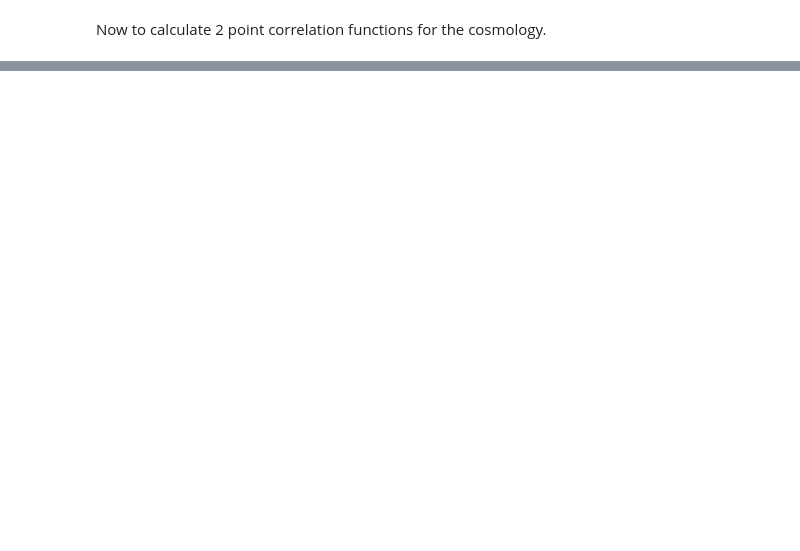
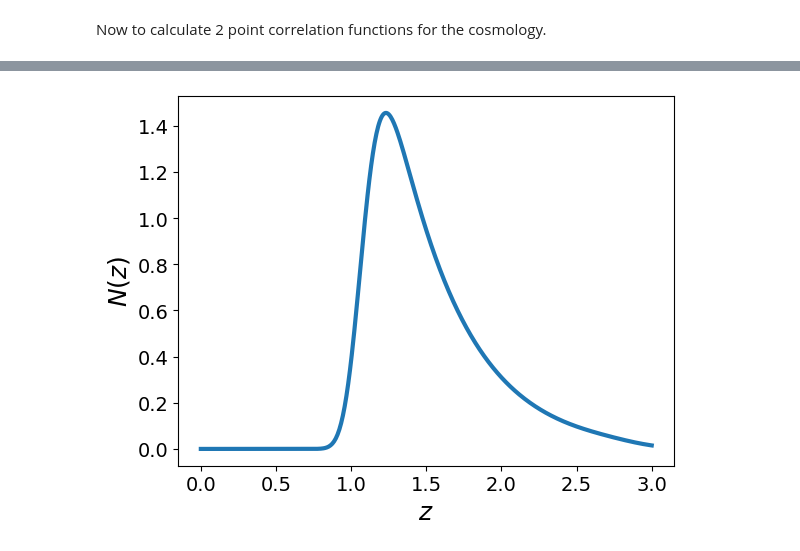
Before and after one commit to sepehrX12/Intrinsic-Alignment-Project, a Jupyter notebook: CCL_LSST.ipynb, the cells around one changed output, grey strips where cells are left out. Cells and saved outputs as stored; diff of their text form; code cells hidden in the pictures; blank space fills up the shorter version.

```diff
--- a/CCL_LSST.ipynb
+++ b/CCL_LSST.ipynb
@@ -225,0 +267,16 @@ Now to calculate 2 point correlation functions for the cosmology.
+# %%
+z = np.linspace(0., 3., 512)
+
+ # Redshift distribution, p(z)
+pz = bins['sources']['1'][4]
+dNdz = pz # Number density distribution
+b = 1.5*np.ones(512) #Galaxy bias (constant with scale and z)
+
+plt.xlabel('$z$',fontsize=18)
+plt.ylabel('$N(z)$',fontsize=18)
+plt.xticks(fontsize=14)
+plt.yticks(fontsize=14)
+plt.plot(z, dNdz)
+plt.show()
+# %% [output]
+[figure, added]
```
Also changed, not shown: parts of 16 cells of this notebook.
